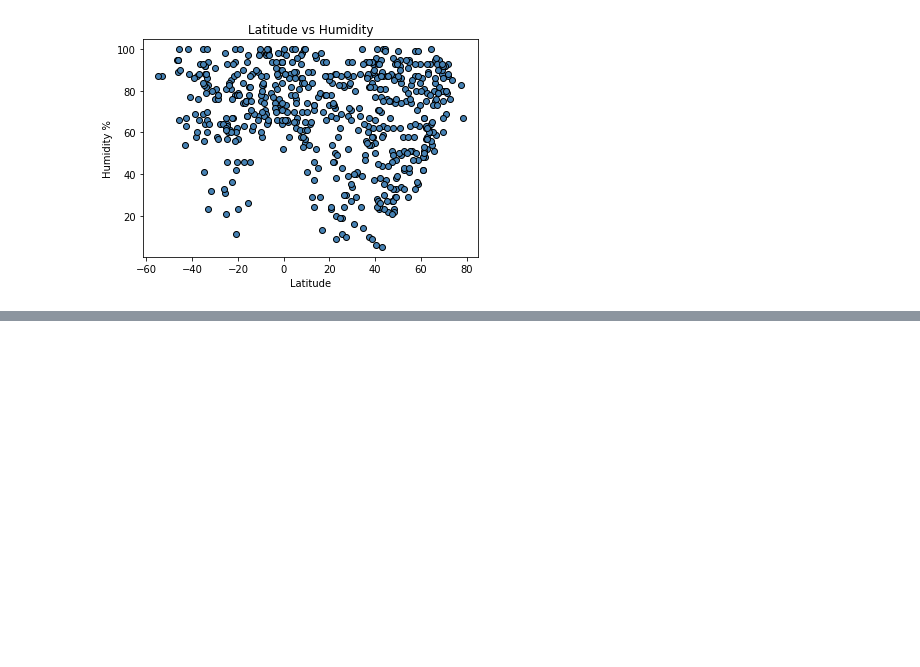
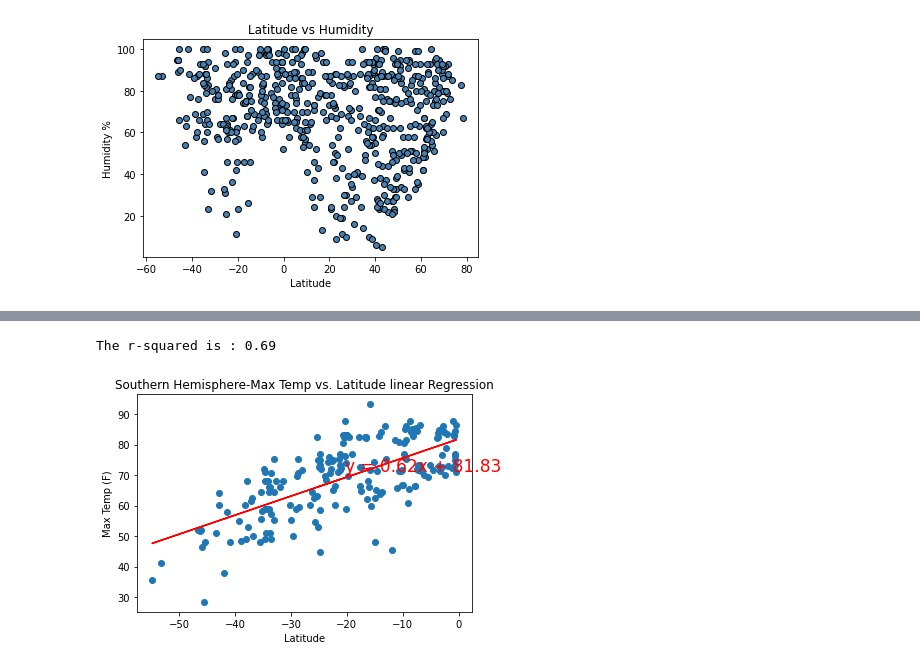
Before and after one commit to MrJlmeza/Whats-the-Weather-Like, a Jupyter notebook: WeatherPy/Untitled.ipynb, the cells around one changed output, grey strips where cells are left out. Cells and saved outputs as stored; diff of their text form; code cells hidden in the pictures; blank space fills up the shorter version.

```diff
--- a/WeatherPy/Untitled.ipynb
+++ b/WeatherPy/Untitled.ipynb
@@ -208,0 +266,16 @@ plt.show
+# %%
+#CALL LINEAR REGRESSION AND ANNOTATION FUNCTIONS
+linear_equation = lin_reg(hem_S["Lat"], hem_S["Max Temp"])
+
+
+#SET TITLE AND LABELS FOR X AND Y AXIS THEN SAVE IMAGE
+plt.title("Southern Hemisphere-Max Temp vs. Latitude linear Regression")
+
+plt.xlabel("Latitude")
+
+plt.ylabel("Max Temp (F)")
+
+plt.savefig("../output_data/Southern_temp_vs_lat_linear.png")
+# %% [output]
+The r-squared is : 0.69
+[figure, added]
```
Also changed, not shown: parts of 12 cells of this notebook, 9 other files.
